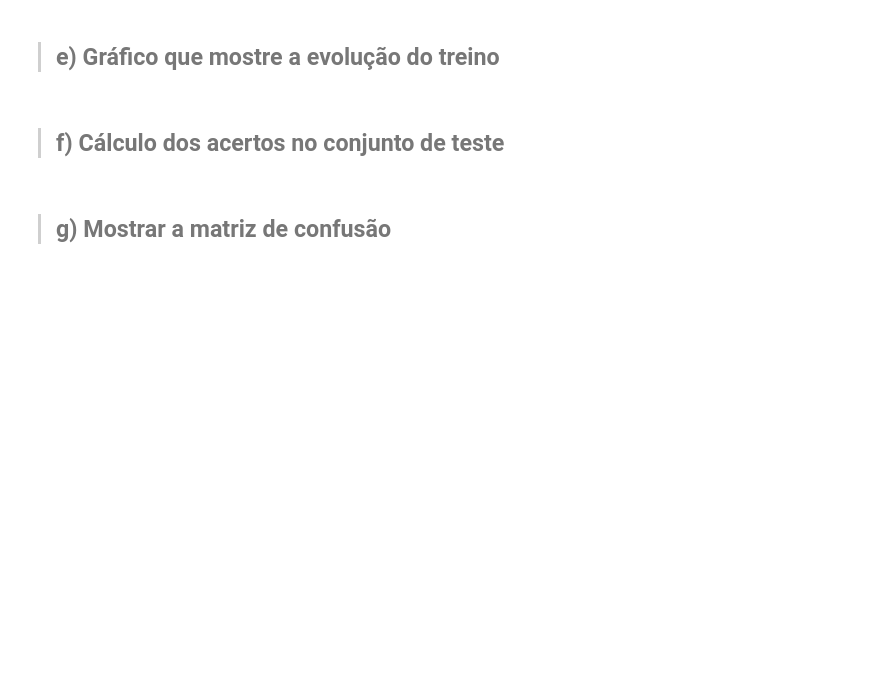
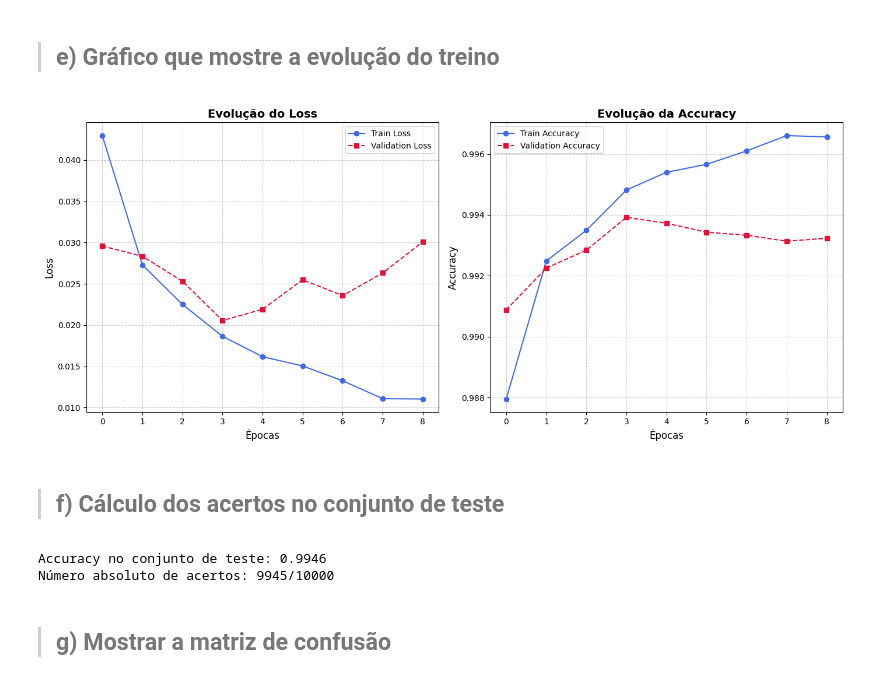
Before and after one commit to Kinpau/APVC_Projeto, a Jupyter notebook: notebooks/D1Parte2-Grupo7.ipynb, the cells around one changed output. Saved outputs shown, nothing was run; the diff lists cells and outputs as text; code cells hidden in the pictures; blank space fills up the shorter version.

```diff
--- a/notebooks/D1Parte2-Grupo7.ipynb
+++ b/notebooks/D1Parte2-Grupo7.ipynb
@@ -257,7 +272,8 @@ print("Número de amostras no test set:", x_test.shape[0])
 # %%
 # Criar o modelo
 modelo = keras.Sequential([
-    layers.Flatten(input_shape=(IMG_HEIGHT, IMG_WIDTH)),  # Transformar imagem 28x28 num vetor 1D
+    layers.Input(shape=(IMG_HEIGHT, IMG_WIDTH)),
+    layers.Flatten(),  # Transformar imagem 28x28 num vetor 1D
     layers.Dense(128, activation='relu'),
     layers.Dropout(0.2),
     layers.Dense(N_CLASSES, activation='softmax')  # Camada de saída com as 10 classes da label
@@ -297,33 +332,32 @@ history = modelo.fit(x_train, y_train, epochs=50, batch_size=64,
 
 > ## **e) Gráfico que mostre a evolução do treino**
 # %%
-# Aplicar um estilo moderno
-plt.style.use('seaborn-darkgrid')
-
 # Criar a figura
 plt.figure(figsize=(14, 6))
 
 # Subplot para Loss
 plt.subplot(1, 2, 1)
 plt.plot(history.history['loss'], label='Train Loss', color='royalblue', linestyle='-', marker='o')
 plt.plot(history.history['val_loss'], label='Validation Loss', color='crimson', linestyle='--', marker='s')
 plt.xlabel('Épocas', fontsize=12)
 plt.ylabel('Loss', fontsize=12)
 plt.title('Evolução do Loss', fontsize=14, fontweight='bold')
 plt.legend()
 plt.grid(True, linestyle='--', alpha=0.6)
 
 # Subplot para Accuracy
 plt.subplot(1, 2, 2)
 plt.plot(history.history['accuracy'], label='Train Accuracy', color='royalblue', linestyle='-', marker='o')
 plt.plot(history.history['val_accuracy'], label='Validation Accuracy', color='crimson', linestyle='--', marker='s')
 plt.xlabel('Épocas', fontsize=12)
 plt.ylabel('Accuracy', fontsize=12)
 plt.title('Evolução da Accuracy', fontsize=14, fontweight='bold')
 plt.legend()
 plt.grid(True, linestyle='--', alpha=0.6)
 
 # Ajustar espaçamento
 plt.tight_layout()
 plt.show()
+# %% [output]
+[figure, added]
 # %%
@@ -338,6 +373,9 @@ test_loss, test_acc = modelo.evaluate(x_test, y_test, verbose=0)[:2]
 num_acertos = int(test_acc * x_test.shape[0])
 print(f'Accuracy no conjunto de teste: {test_acc:.4f}')
 print(f'Número absoluto de acertos: {num_acertos}/{x_test.shape[0]}')
+# %% [output]
+Accuracy no conjunto de teste: 0.9946
+Número absoluto de acertos: 9945/10000
 # %% [markdown]
 # <a class='anchor' id='3.7'></a>
 
```
Also changed, not shown: parts of 8 cells of this notebook, 2 other files.
